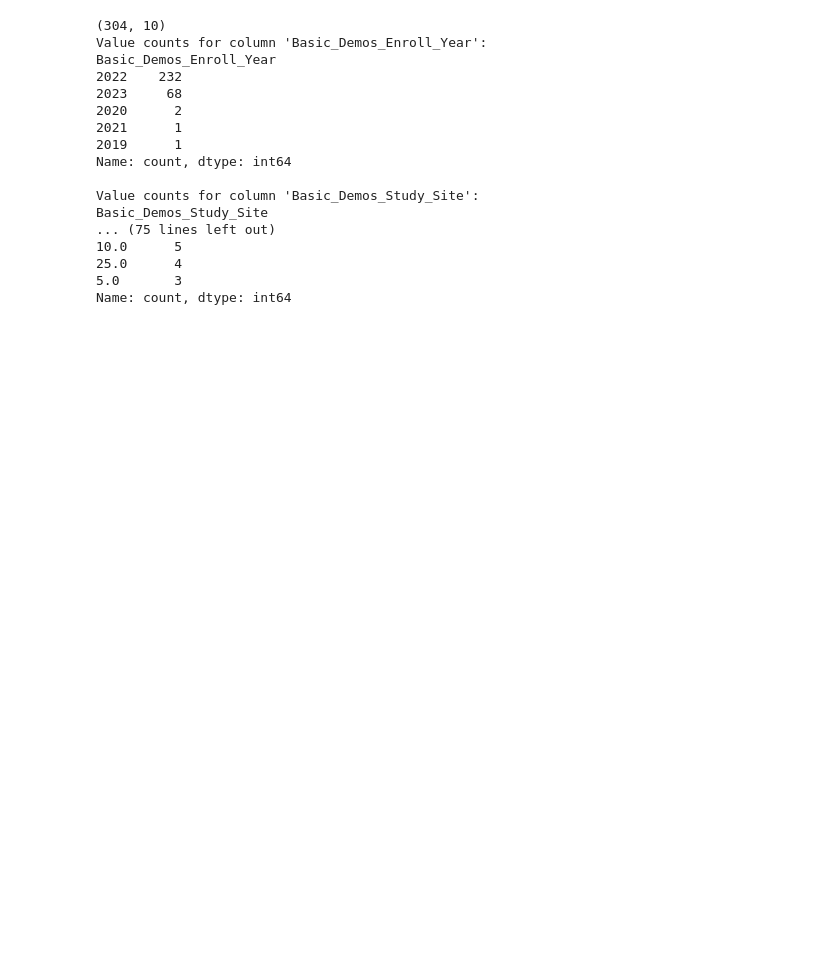
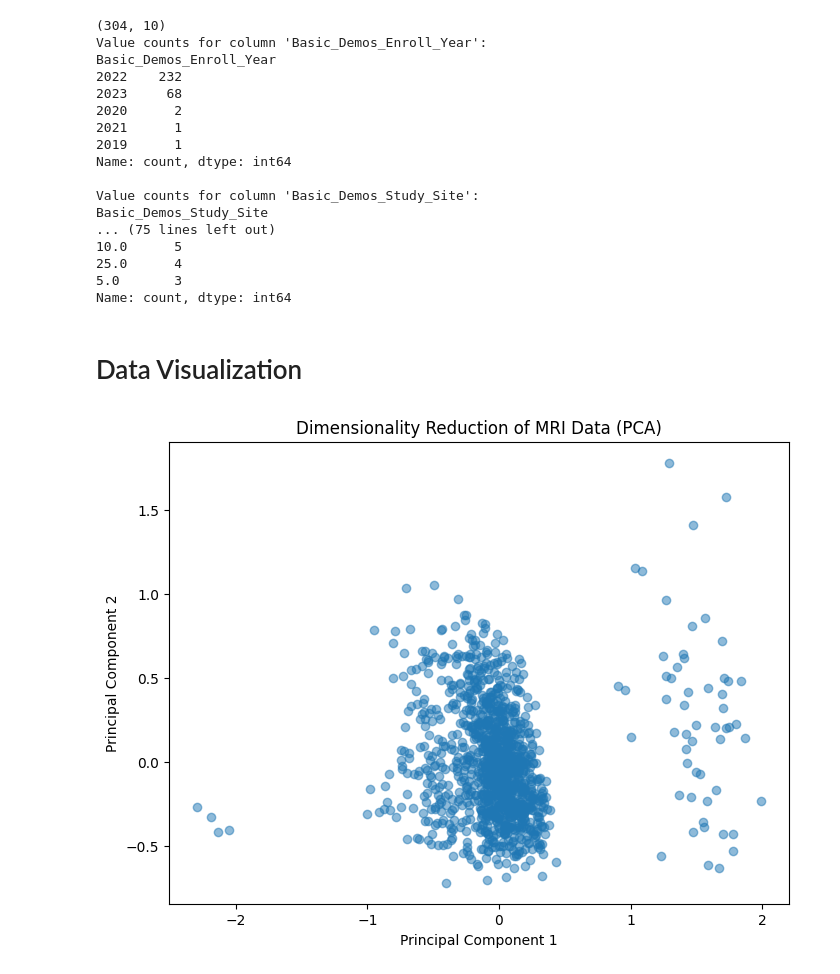
Before and after one commit to jchen0000/widsdatathon2025, a Jupyter notebook: python/yiru_notebook_test.ipynb, the cells around one changed output. Saved outputs shown, nothing was run; the diff lists cells and outputs as text; code cells hidden in the pictures; blank space fills up the shorter version.

Commit message:
add visualization and metadata processing

```diff
--- a/python/yiru_notebook_test.ipynb
+++ b/python/yiru_notebook_test.ipynb
@@ -214,3 +213,32 @@ Basic_Demos_Study_Site
 25.0      4
 5.0       3
 Name: count, dtype: int64
+# %% [markdown]
+# Data Visualization
+# %%
+# prompt: write some code to visualize the data for a MRI matrix of 20000 columns with 1000 sample size (the dataframe df_train_mri), apply dimension reduction before visualize it.
+
+import pandas as pd
+import numpy as np
+from sklearn.decomposition import PCA
+import matplotlib.pyplot as plt
+
+# Assuming df_train_mri is your DataFrame with shape (1000, 20000)
+# and you want to reduce it to 2 components for visualization
+
+# Reduce dimensions using PCA
+pca = PCA(n_components=2)  # Reduce to 2 principal components
+reduced_data = pca.fit_transform(df_train_mri)
+
+# Create a DataFrame from the reduced data
+df_reduced = pd.DataFrame(data=reduced_data, columns=['PC1', 'PC2'])
+
+# Visualize the reduced data
+plt.figure(figsize=(8, 6))
+plt.scatter(df_reduced['PC1'], df_reduced['PC2'], alpha=0.5)
+plt.title('Dimensionality Reduction of MRI Data (PCA)')
+plt.xlabel('Principal Component 1')
+plt.ylabel('Principal Component 2')
+plt.show()
+# %% [output]
+[figure, added]
```
Also changed, not shown: parts of 14 cells of this notebook.
